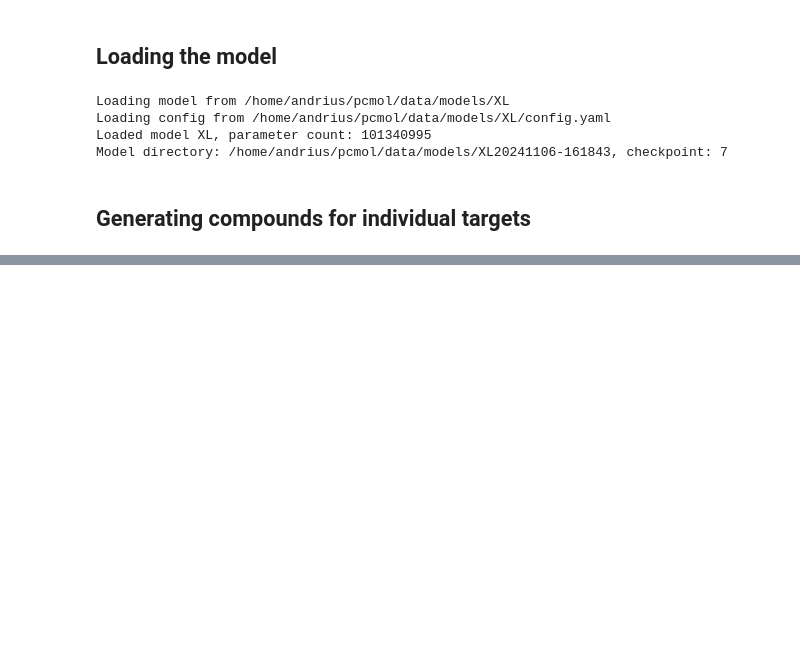
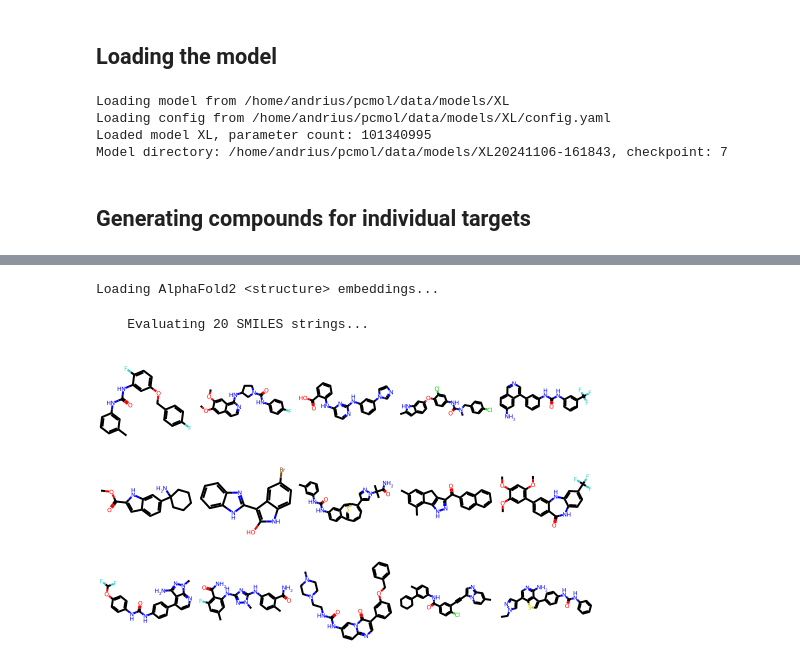
Before and after one commit to CDDLeiden/PCMol, a Jupyter notebook: notebooks/generate.ipynb, the cells around one changed output, grey strips where cells are left out. Saved outputs shown, nothing was run; the diff lists cells and outputs as text; code cells hidden in the pictures; blank space fills up the shorter version.

```diff
--- a/notebooks/generate.ipynb
+++ b/notebooks/generate.ipynb
@@ -116,0 +46,6 @@ Saved results to /home/andrius/pcmol/data/results/XL20241106-161843
+# %%
+generate_and_visualize(protein_id='P17948')
+# %% [output]
+Loading AlphaFold2 <structure> embeddings...
+    Evaluating 20 SMILES strings...
+[figure, added]
```
Also changed, not shown: parts of 20 cells of this notebook, 1 other file.
